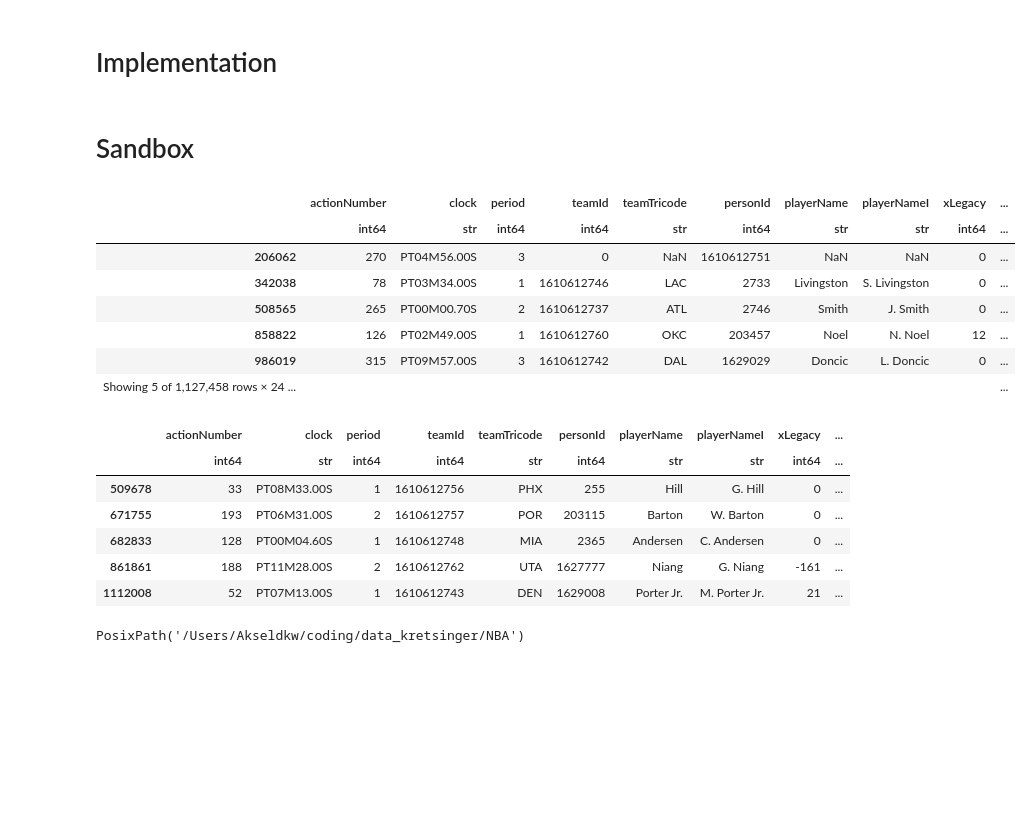
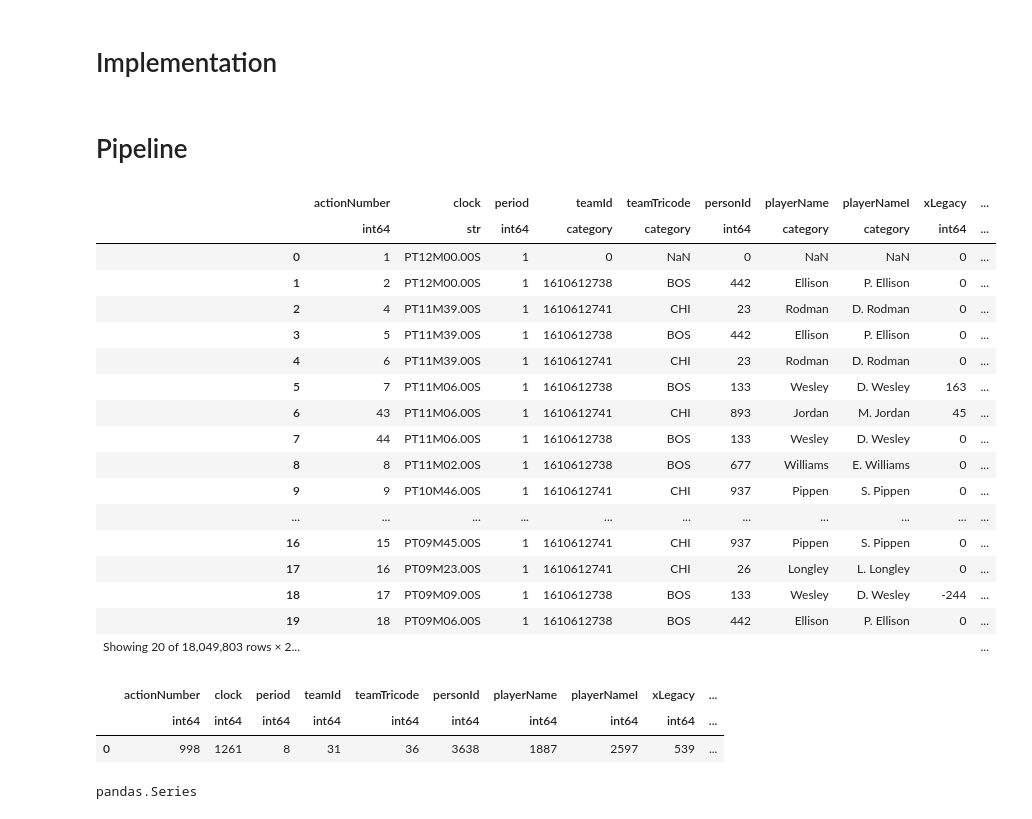
Before and after one commit to akseldkw07/NBA-Timeout-Impact, a Jupyter notebook: Notebooks/Load-Stack-Data.ipynb, the cells around one changed output. Drawn from its saved outputs; the diff is of its cells as text; code cells hidden in the pictures; blank space fills up the shorter version.

Commit message:
Special-DF Added: - nba-enriched-dataset.ipynb - constants.py - nba_dataset.py Modified: - Load-Stack-Data.ipynb - TEMPLATE-NB.ipynb - clean_pipeline.py - load_data_utils.py

```diff
--- a/Notebooks/Load-Stack-Data.ipynb
+++ b/Notebooks/Load-Stack-Data.ipynb
@@ -101,4 +79,4 @@ dates_all.to_parquet(NBA_DATA_DIR / "nba_game_dates.parquet")
 # %%
 # reload = pd.read_parquet(NBA_DATA_DIR / "nba_statsv3_regular_season.parquet")
 # %% [markdown]
-# Sandbox
+# Pipeline
@@ -107,11 +85,24 @@ df = nba_statsv3_po
+# %%
+pipeline = NBAStatsV3CleanPipeline(NBA_DATA_DIR)
+clean = pipeline.run()
 # %%
-UKS_NP_PD.dtt([df], show_dims=True)
+UKS_NP_PD.dtt([clean], how="head", show_dims=True, n=20)
 # %% [output]
 |  | actionNumber | clock | period | teamId | teamTricode | personId | playerName | playerNameI | xLegacy | ... |
-|  | int64 | str | int64 | int64 | str | int64 | str | str | int64 | ... |
-| 206062 | 270 | PT04M56.00S | 3 | 0 | NaN | 1610612751 | NaN | NaN | 0 | ... |
-| 342038 | 78 | PT03M34.00S | 1 | 1610612746 | LAC | 2733 | Livingston | S. Livingston | 0 | ... |
-| 508565 | 265 | PT00M00.70S | 2 | 1610612737 | ATL | 2746 | Smith | J. Smith | 0 | ... |
-| 858822 | 126 | PT02M49.00S | 1 | 1610612760 | OKC | 203457 | Noel | N. Noel | 12 | ... |
-| 986019 | 315 | PT09M57.00S | 3 | 1610612742 | DAL | 1629029 | Doncic | L. Doncic | 0 | ... |
-| Showing 5 of 1,127,458 rows × 24 ... |  |  |  |  |  |  |  |  |  | ... |
+|  | int64 | str | int64 | category | category | int64 | category | category | int64 | ... |
+| 0 | 1 | PT12M00.00S | 1 | 0 | NaN | 0 | NaN | NaN | 0 | ... |
+| 1 | 2 | PT12M00.00S | 1 | 1610612738 | BOS | 442 | Ellison | P. Ellison | 0 | ... |
+| 2 | 4 | PT11M39.00S | 1 | 1610612741 | CHI | 23 | Rodman | D. Rodman | 0 | ... |
+| 3 | 5 | PT11M39.00S | 1 | 1610612738 | BOS | 442 | Ellison | P. Ellison | 0 | ... |
+| 4 | 6 | PT11M39.00S | 1 | 1610612741 | CHI | 23 | Rodman | D. Rodman | 0 | ... |
+| 5 | 7 | PT11M06.00S | 1 | 1610612738 | BOS | 133 | Wesley | D. Wesley | 163 | ... |
+| 6 | 43 | PT11M06.00S | 1 | 1610612741 | CHI | 893 | Jordan | M. Jordan | 45 | ... |
+| 7 | 44 | PT11M06.00S | 1 | 1610612738 | BOS | 133 | Wesley | D. Wesley | 0 | ... |
+| 8 | 8 | PT11M02.00S | 1 | 1610612738 | BOS | 677 | Williams | E. Williams | 0 | ... |
+| 9 | 9 | PT10M46.00S | 1 | 1610612741 | CHI | 937 | Pippen | S. Pippen | 0 | ... |
+| ... | ... | ... | ... | ... | ... | ... | ... | ... | ... | ... |
+| 16 | 15 | PT09M45.00S | 1 | 1610612741 | CHI | 937 | Pippen | S. Pippen | 0 | ... |
+| 17 | 16 | PT09M23.00S | 1 | 1610612741 | CHI | 26 | Longley | L. Longley | 0 | ... |
+| 18 | 17 | PT09M09.00S | 1 | 1610612738 | BOS | 133 | Wesley | D. Wesley | -244 | ... |
+| 19 | 18 | PT09M06.00S | 1 | 1610612738 | BOS | 442 | Ellison | P. Ellison | 0 | ... |
+| Showing 20 of 18,049,803 rows × 2... |  |  |  |  |  |  |  |  |  | ... |
@@ -123,17 +109,13 @@ clean = pipeline.fit_transform_df(df)
 # %%
-UKS_NP_PD.dtt([clean])
+UKS_NP_PD.count_unique(clean)
 # %% [output]
 |  | actionNumber | clock | period | teamId | teamTricode | personId | playerName | playerNameI | xLegacy | ... |
-|  | int64 | str | int64 | int64 | str | int64 | str | str | int64 | ... |
-| 509678 | 33 | PT08M33.00S | 1 | 1610612756 | PHX | 255 | Hill | G. Hill | 0 | ... |
-| 671755 | 193 | PT06M31.00S | 2 | 1610612757 | POR | 203115 | Barton | W. Barton | 0 | ... |
-| 682833 | 128 | PT00M04.60S | 1 | 1610612748 | MIA | 2365 | Andersen | C. Andersen | 0 | ... |
-| 861861 | 188 | PT11M28.00S | 2 | 1610612762 | UTA | 1627777 | Niang | G. Niang | -161 | ... |
-| 1112008 | 52 | PT07M13.00S | 1 | 1610612743 | DEN | 1629008 | Porter Jr. | M. Porter Jr. | 21 | ... |
+|  | int64 | int64 | int64 | int64 | int64 | int64 | int64 | int64 | int64 | ... |
+| 0 | 998 | 1261 | 8 | 31 | 36 | 3638 | 1887 | 2597 | 539 | ... |
-# %%
-NBA_DATA_DIR
-# %% [output]
-PosixPath('/Users/Akseldkw/coding/data_kretsinger/NBA')
+# %%
+type(pd.to_datetime(clean.game_date))
+# %% [output]
+pandas.Series
 # %%
 pipeline.save(clean, NBA_DATA_DIR / "nba_statsv3_playoffs_clean.parquet")
 # %% [output]
```
Also changed, not shown: parts of 27 cells of this notebook, 5 other files.
